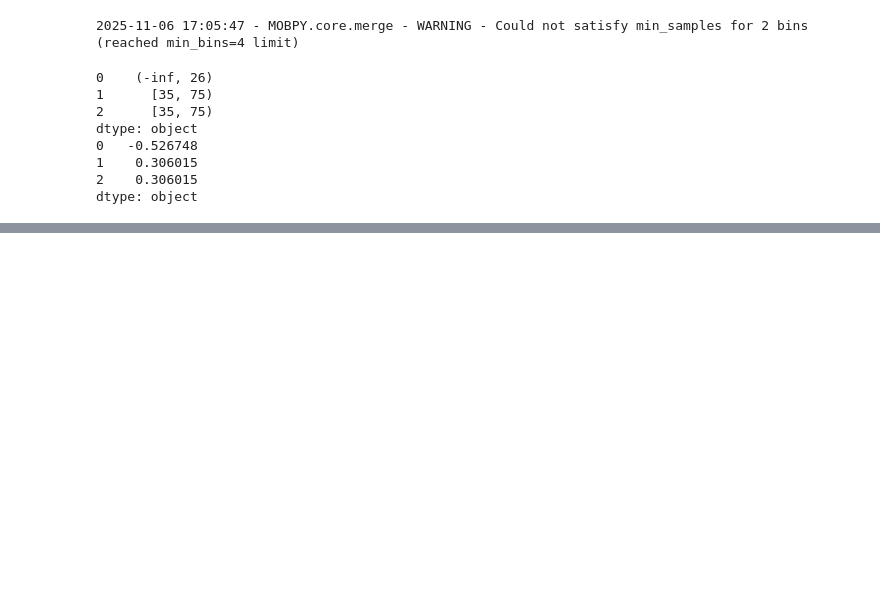
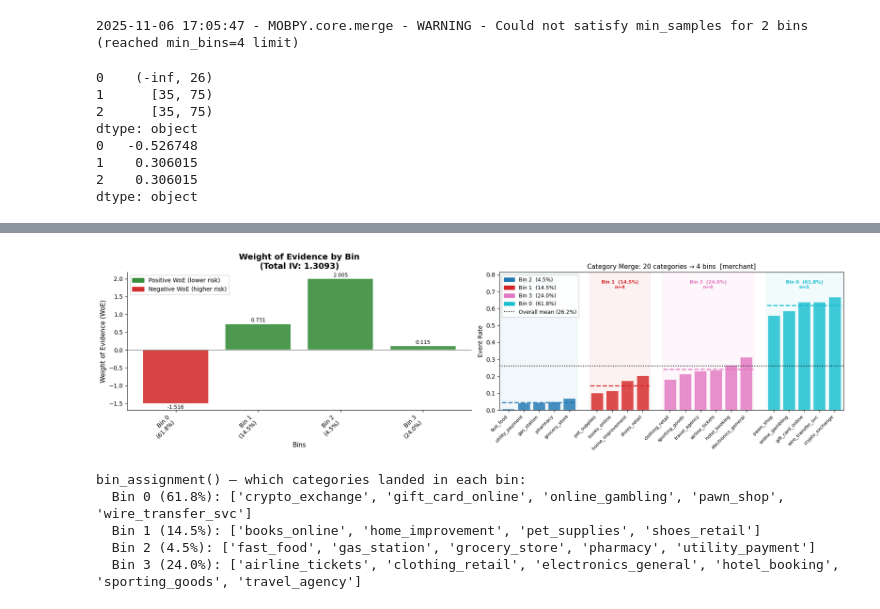
Before and after one commit to ChenTaHung/Monotonic-Optimal-Binning, a Jupyter notebook: examples/README - example.ipynb, the cells around one changed output, grey strips where cells are left out. Cells and saved outputs as stored; diff of their text form; code cells hidden in the pictures; blank space fills up the shorter version.

```diff
--- a/examples/README - example.ipynb
+++ b/examples/README - example.ipynb
@@ -115,0 +165,19 @@ dtype: object
+# %%
+# 1. Fit the categorical binner
+#    x_type='categorical' activates the chi-square merge path instead of PAVA.
+#    max_label_cats=3 truncates long bin labels: {low_a, low_b, low_c, ...+N}
+cat_binner = MonotonicBinner(
+    df=df_cat,
+    x='merchant',
+    y='is_fraud',
+    x_type='categorical',
+    categorical_alpha=0.05,
+    constraints=BinningConstraints(max_bins=20, min_bins=2, min_samples=30),
+    max_label_cats=3,
+)
+cat_binner.fit()
+
+diag = cat_binner.get_diagnostics()
+print(f"{diag['n_initial_categories']} categories  →  {diag['n_final_bins']} bins")
+print(f"Total IV: {cat_binner.summary_()['iv'].sum():.4f}")
+display(cat_binner.summary_()[['bucket', 'count', 'mean', 'woe', 'iv']])
@@ -115,0 +192,29 @@ dtype: object
+# %%
+# 2. Plot: WoE bars (left) + category merge chart (right)
+#    tick_labels='auto' replaces long set labels with compact "Bin N\n(XX.X%)" ticks.
+fig, axes = plt.subplots(1, 2, figsize=(18, 5))
+
+plot_woe_bars(cat_binner.summary_(), ax=axes[0],
+              tick_labels='auto', show_iv=True, show_values=True)
+
+plot_categorical_merge(cat_binner, ax=axes[1], show_counts=False)
+
+plt.tight_layout()
+plt.show()
+
+# 3. bin_assignment(): category → 0-based bin index, matching bins_() row index
+ba = cat_binner.bin_assignment()
+bins_df = cat_binner.bins_()
+
+print("bin_assignment() — which categories landed in each bin:")
+for bin_idx in sorted(ba.unique()):
+    cats = sorted(ba[ba == bin_idx].index)
+    rate = bins_df.loc[bin_idx, 'mean']
+    print(f"  Bin {bin_idx} ({rate:.1%}): {cats}")
+# %% [output]
+[figure, added]
+bin_assignment() — which categories landed in each bin:
+  Bin 0 (61.8%): ['crypto_exchange', 'gift_card_online', 'online_gambling', 'pawn_shop', 'wire_transfer_svc']
+  Bin 1 (14.5%): ['books_online', 'home_improvement', 'pet_supplies', 'shoes_retail']
+  Bin 2 (4.5%): ['fast_food', 'gas_station', 'grocery_store', 'pharmacy', 'utility_payment']
+  Bin 3 (24.0%): ['airline_tickets', 'clothing_retail', 'electronics_general', 'hotel_booking', 'sporting_goods', 'travel_agency']
```
Also changed, not shown: parts of 4 cells of this notebook, 13 other files.
